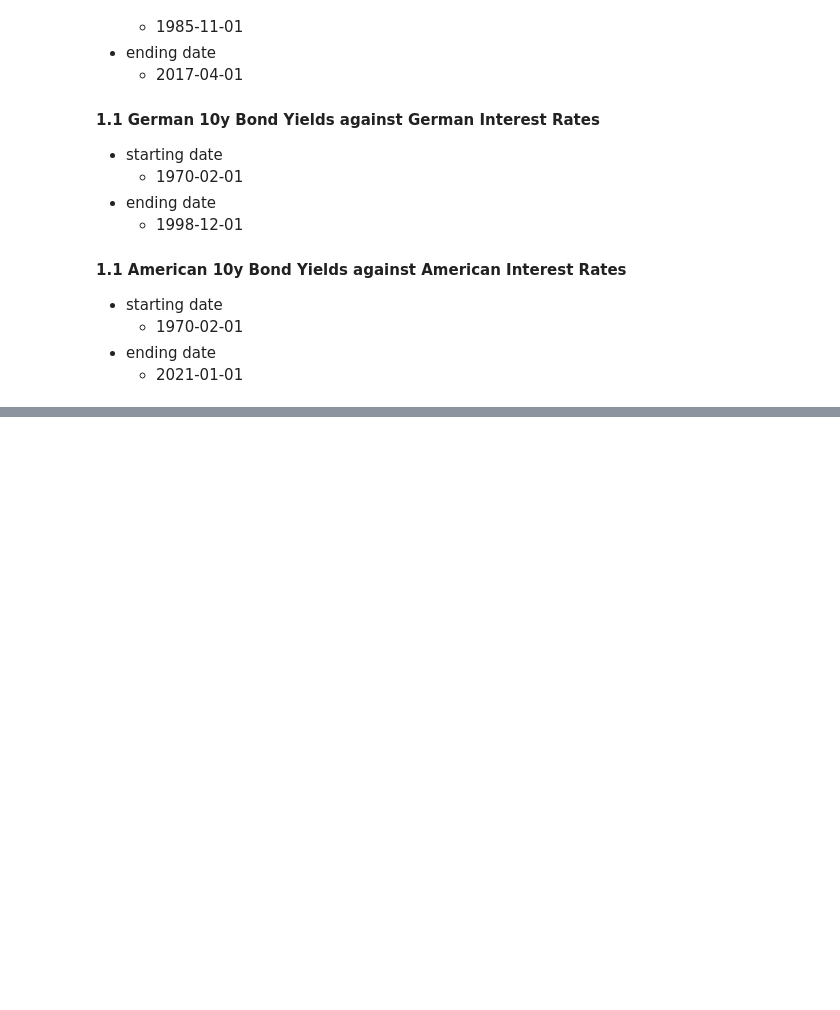
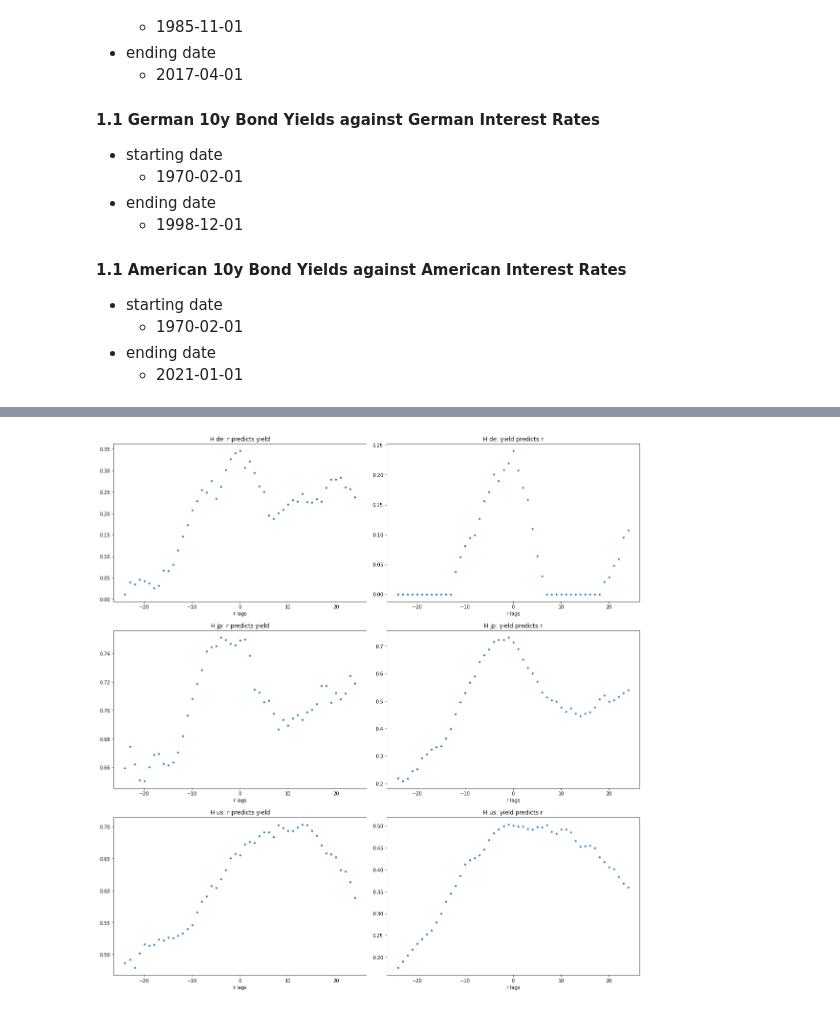
Before and after one commit to jthk1618/Causality, a Jupyter notebook: gdp_and_interest_rates.ipynb, the cells around one changed output, grey strips where cells are left out. Cells and saved outputs as stored; diff of their text form; code cells hidden in the pictures; blank space fills up the shorter version.

```diff
--- a/gdp_and_interest_rates.ipynb
+++ b/gdp_and_interest_rates.ipynb
@@ -208,0 +216,45 @@ Clearly there's a subtle bias to the left. Since the rates are being lagged, thi
+# %%
+import ppscore as pps
+
+_, ax = plt.subplots(3, 2, figsize=(16, 16))
+_.tight_layout(h_pad=4)
+
+save_pscores = {}
+
+for i, c in enumerate(countries):
+
+    df1 = df[["{}_r".format(c), "{}_y".format(c)]].dropna()
+    deltas = range(-24, 25)
+
+    for d in deltas:
+        df1["{c}_r_lag_{d}".format(c=c, d=d)] = df1["{}_r".format(c)].shift(d)
+
+    df1 = df1.dropna().drop("{}_r".format(c), axis=1)
+    pscores = pps.matrix(df1)
+    save_pscores[c] = pscores
+
+    ordered_r_pred_y = [
+         pscores.loc[(pscores["x"] == "{c}_r_lag_{l}".format(c=c,l=l)) &
+                     (pscores["y"] == "{}_y".format(c))]["ppscore"].values[0]
+         for l in deltas
+     ]
+
+    ax[i, 0].plot(deltas, ordered_r_pred_y, '.')
+    ax[i, 0].set(
+        title="H {}: r predicts yield".format(c),
+        xlabel="r lags"
+                )
+
+    ordered_y_pred_r = [
+        pscores.loc[(pscores["x"] == "{}_y".format(c)) &
+                    (pscores["y"] == "{c}_r_lag_{l}".format(c=c, l=l))]["ppscore"].values[0]
+        for l in deltas
+    ]
+
+    ax[i, 1].plot(deltas, ordered_y_pred_r, '.')
+    ax[i, 1].set(
+        title="H {}: yield predicts r".format(c),
+        xlabel="r lags"
+    )
+# %% [output]
+[figure, added]
```
Also changed, not shown: parts of 14 cells of this notebook.
